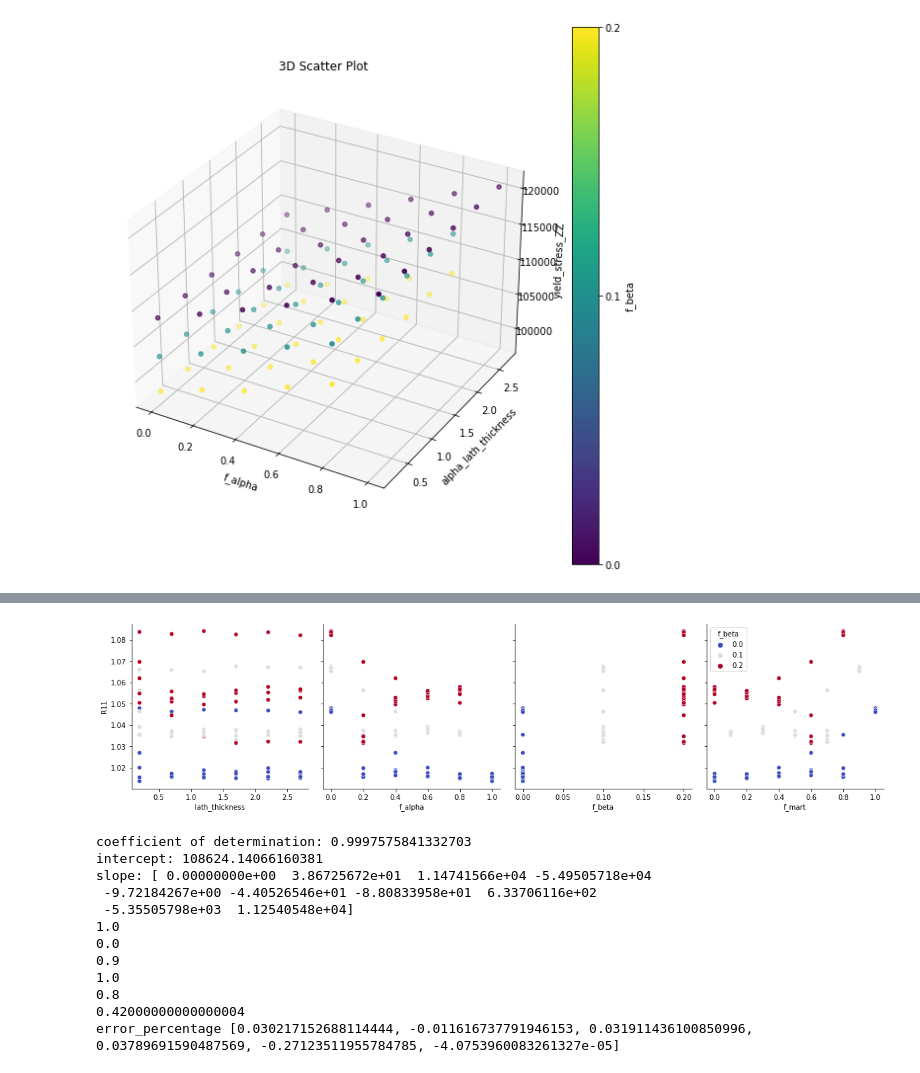
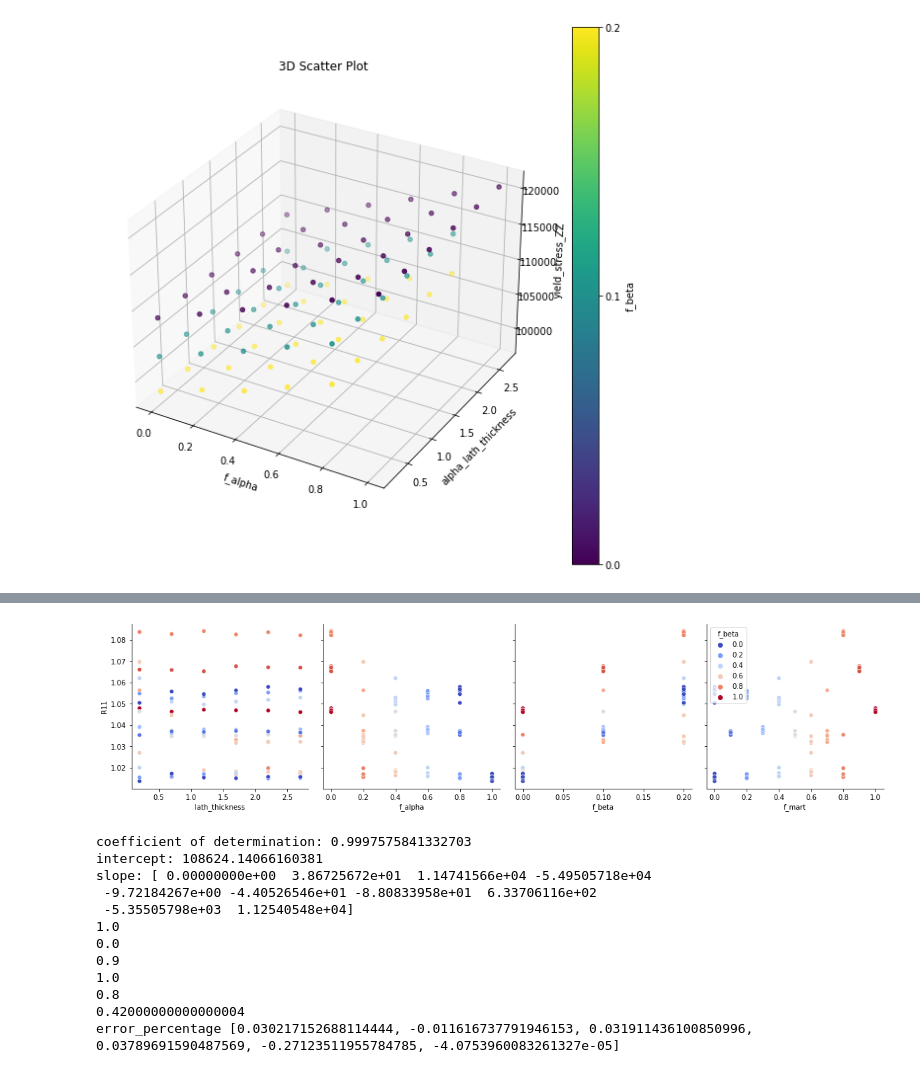
Before and after one commit to lreigbua/Ti64AM_structure_property_ROM, a Jupyter notebook: src/multy_polyfit.ipynb, the cells around one changed output, grey strips where cells are left out. Cells and saved outputs as stored; diff of their text form; code cells hidden in the pictures.

Commit message:
added better plots and surface plots

```diff
--- a/src/multy_polyfit.ipynb
+++ b/src/multy_polyfit.ipynb
@@ -85,37 +85,3 @@ plt.show()
 fig.savefig('../data/plot.jpeg')
 # %% [output]
 [figure]
-# %%
-import matplotlib.pyplot as plt
-from mpl_toolkits.mplot3d import Axes3D
-
-plt.rcParams.update({'font.size': 14})
-
-
-# Create a 3D scatter plot
-fig = plt.figure(figsize=(10, 10))
-ax = fig.add_subplot(111, projection='3d')
-
-# Define the colors for each value of f_beta
-colors = ['blue', 'green', 'red']  # Modify this list to match your data
-labels = ['0', '0.1', '0.2']  # Modify this list to match your data
-
-# Plot the data for each value of f_beta
-for i, value in enumerate(df['f_beta'].unique()):
-    mask = df['f_beta'] == value
-    ax.scatter(df['f_alpha'][mask], df['lath_thickness'][mask], df['yield_stress_ZZ'][mask], color=colors[i], label=labels[i])
-
-# Set labels and title
-ax.set_xlabel('$f_{\\alpha }$')
-ax.set_ylabel('$t_{\alpha}')
-ax.set_zlabel('$\\sigma_{y BD}$')
-ax.set_title('3D Scatter Plot')
-
-# Add a legend with a title
-ax.legend(title='$f_\\beta$')
-
-# Show the plot
-plt.show()
-
-# Save the plot to a file
-fig.savefig('../data/plot.jpeg')
@@ -124,19 +88,19 @@ fig.savefig('../data/plot.jpeg')
 # %%
 import seaborn as sns
 
 # Create a PairGrid
 g = sns.PairGrid(df, y_vars=['R11'], x_vars=['lath_thickness', 'f_alpha', 'f_beta', 'f_mart'], height=4)
 
 # Map a scatter plot to the upper triangle, color points by 'f_beta'
-g.map(sns.scatterplot, hue=df['f_beta'], palette='coolwarm')
+g.map(sns.scatterplot, hue=df['f_mart'], palette='coolwarm')
 
 # Add a legend
-plt.legend(title='f_beta')
+plt.legend(title='f_beta', loc='upper left')
 
 # Show the plot
 plt.show()
 # %% [output]
-[figure, old version]
+[figure, new version]
 # %%
 # Polynomial multi-variate regression
 
```
Also changed, not shown: parts of 8 cells of this notebook.
